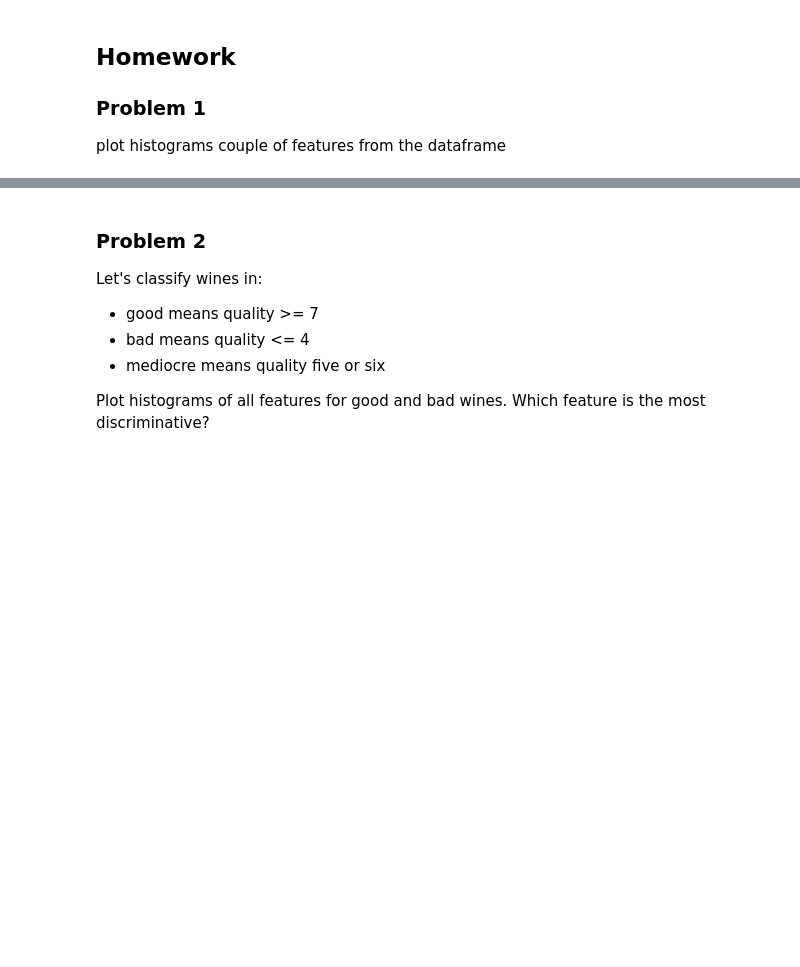
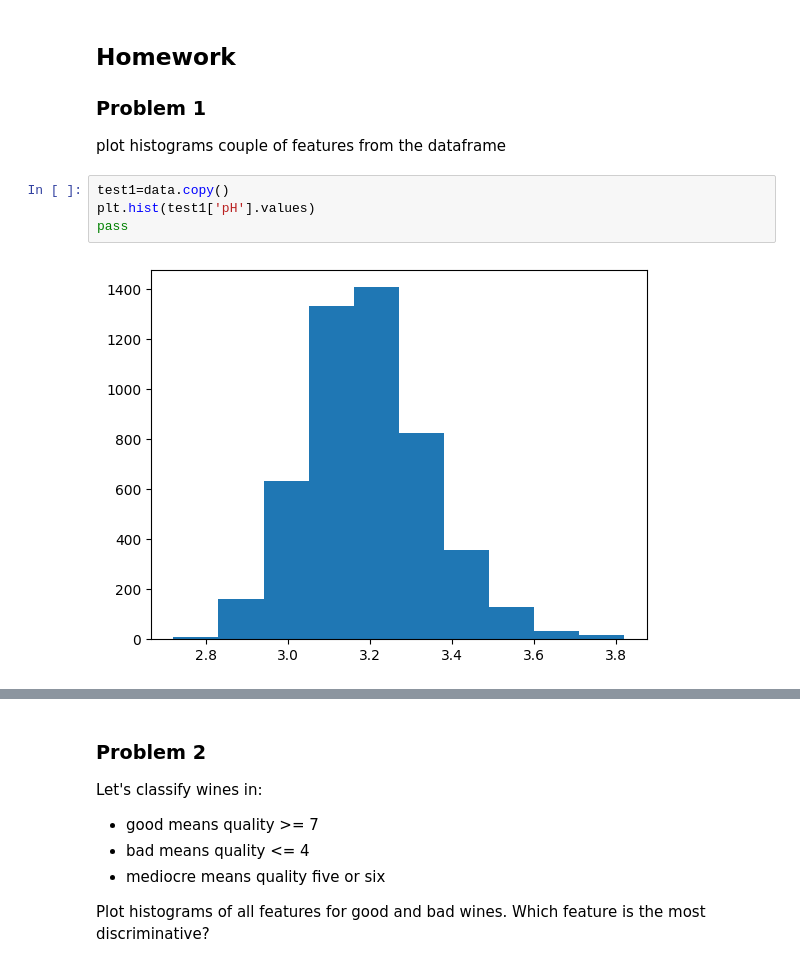
Before and after one commit to vukasinmilosevic/KSM2, a Jupyter notebook: Lecture_2/2-introduction-to-pandas-matplotlib.ipynb, the cells around one changed output, grey strips where cells are left out. Saved outputs shown, nothing was run; the diff lists cells and outputs as text; blank space fills up the shorter version.

```diff
--- a/Lecture_2/2-introduction-to-pandas-matplotlib.ipynb
+++ b/Lecture_2/2-introduction-to-pandas-matplotlib.ipynb
@@ -262,3 +298,9 @@ plt.colorbar()
 
 ### Problem 1
 plot histograms couple of features from the dataframe
+# %%
+test1=data.copy()
+plt.hist(test1['pH'].values)
+pass
+# %% [output]
+[figure, added]
```
Also changed, not shown: parts of 29 cells of this notebook.
